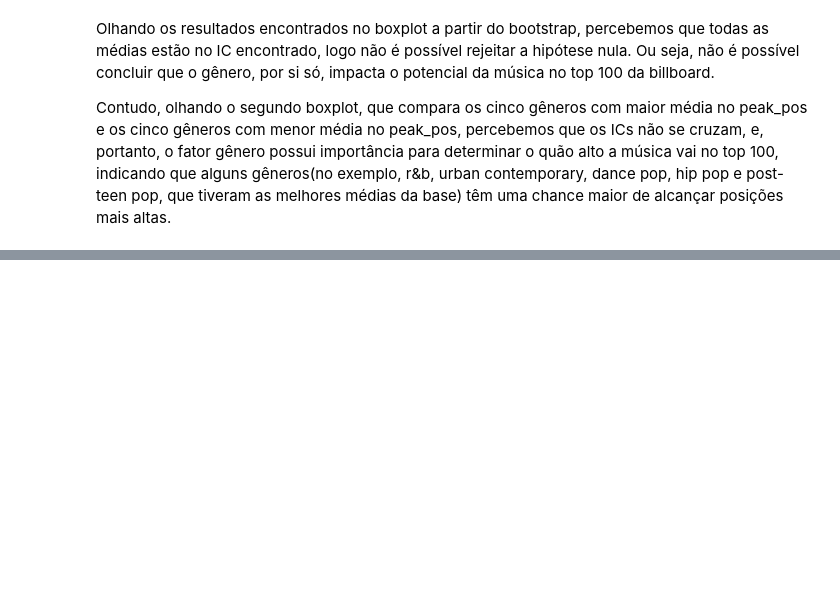
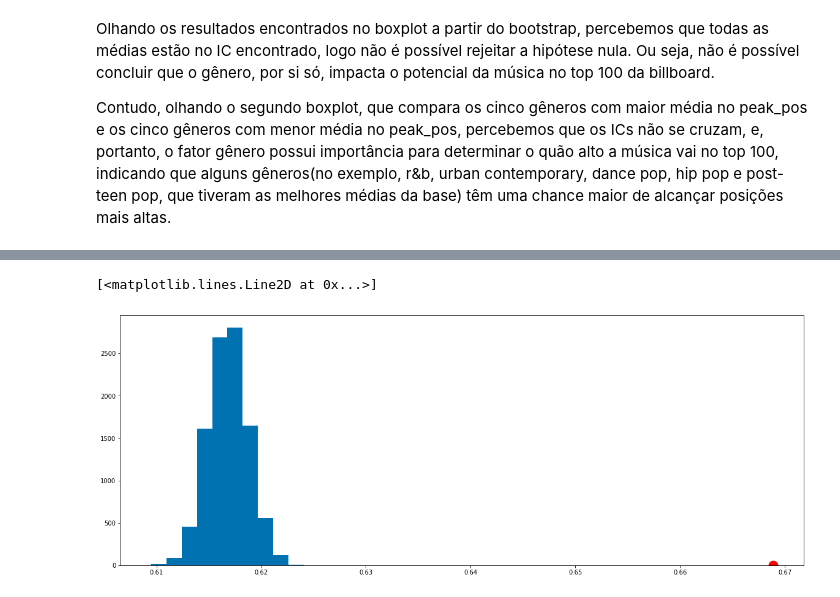
Before and after one commit to mibrahimfm/TP-ICD, a Jupyter notebook: nbs/testes_hipoteses_intervalos_confianca.ipynb, the cells around one changed output, grey strips where cells are left out. Cells and saved outputs as stored; diff of their text form; code cells hidden in the pictures; blank space fills up the shorter version.

```diff
--- a/nbs/testes_hipoteses_intervalos_confianca.ipynb
+++ b/nbs/testes_hipoteses_intervalos_confianca.ipynb
@@ -197,0 +228,3 @@ Contudo, olhando o segundo boxplot, que compara os cinco gêneros com maior méd
+# %%
+non_top_10_songs = df[df['peak_pos'] > 10]
+non_top_10_songs.describe()
@@ -197,0 +252,17 @@ Contudo, olhando o segundo boxplot, que compara os cinco gêneros com maior méd
+# %%
+def bootstrap_feature(df, feature, n = 10000):
+    size = len(df)
+    values = []
+
+    for i in range(n):
+        sample = df.sample(size, replace=True)
+        values.append(sample[feature].mean())
+    return values
+# %%
+bootstrap_danceability = bootstrap_feature(non_top_10_songs, 'danceability', 10000)
+# %%
+plt.hist(bootstrap_danceability)
+plt.plot([top_10_songs['danceability'].mean()], [0], 'ro', ms=15)
+# %% [output]
+[<matplotlib.lines.Line2D at 0x...>]
+[figure, added]
```
Also changed, not shown: parts of 70 cells of this notebook, 6 other files.
